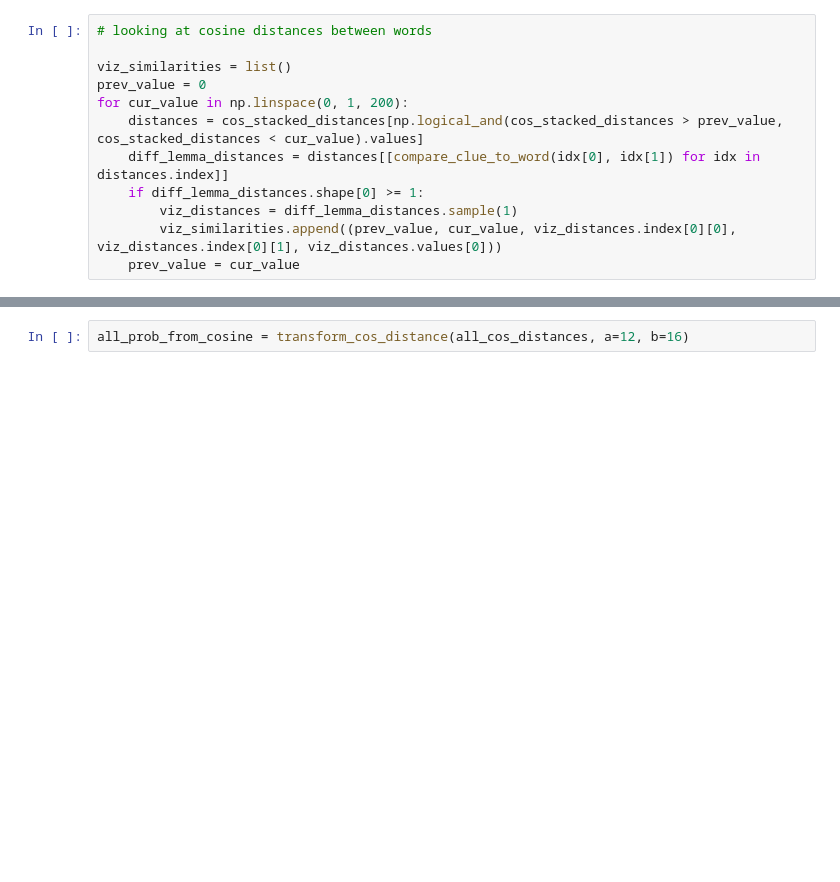
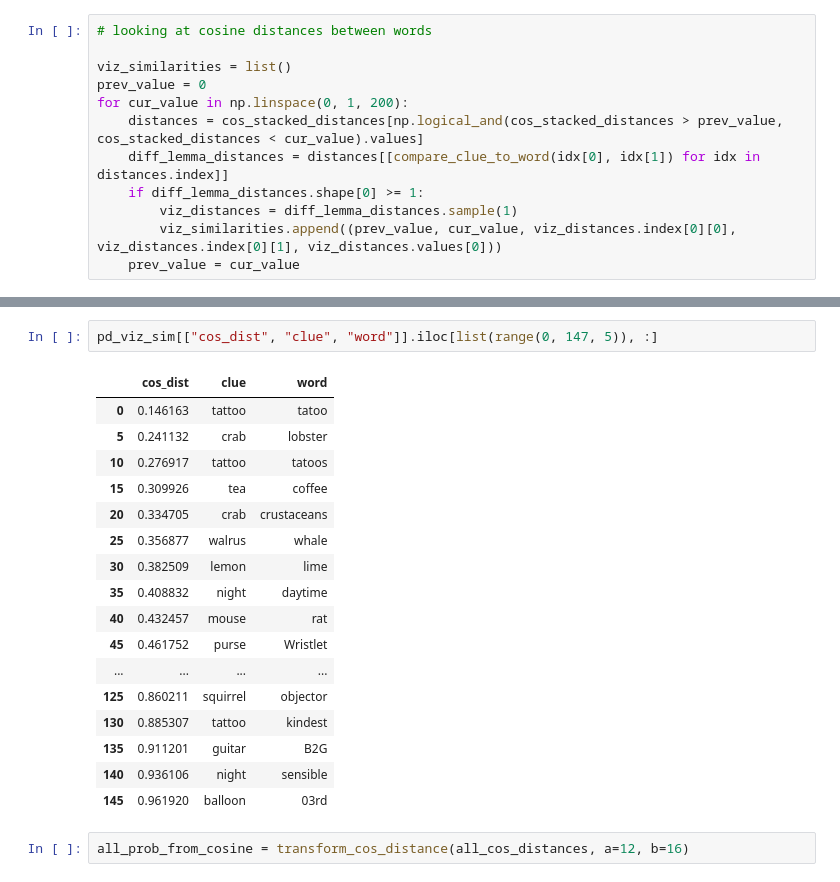
Before and after one commit to zscore/codenames-embeddings, a Jupyter notebook: notebooks/loading-embeddings.ipynb, the cells around one changed output, grey strips where cells are left out. Cells and saved outputs as stored; diff of their text form; blank space fills up the shorter version.

```diff
--- a/notebooks/loading-embeddings.ipynb
+++ b/notebooks/loading-embeddings.ipynb
@@ -234,3 +235,23 @@ for _, row in pd_viz_sim[["cos_dist", "prob", "clue", "word"]].iterrows():
+# %%
+pd_viz_sim[["cos_dist", "clue", "word"]].iloc[list(range(0, 147, 5)), :]
+# %% [output]
+|  | cos_dist | clue | word |
+| 0 | 0.146163 | tattoo | tatoo |
+| 5 | 0.241132 | crab | lobster |
+| 10 | 0.276917 | tattoo | tatoos |
+| 15 | 0.309926 | tea | coffee |
+| 20 | 0.334705 | crab | crustaceans |
+| 25 | 0.356877 | walrus | whale |
+| 30 | 0.382509 | lemon | lime |
+| 35 | 0.408832 | night | daytime |
+| 40 | 0.432457 | mouse | rat |
+| 45 | 0.461752 | purse | Wristlet |
+| ... | ... | ... | ... |
+| 125 | 0.860211 | squirrel | objector |
+| 130 | 0.885307 | tattoo | kindest |
+| 135 | 0.911201 | guitar | B2G |
+| 140 | 0.936106 | night | sensible |
+| 145 | 0.961920 | balloon | 03rd |
 # %%
 all_prob_from_cosine = transform_cos_distance(all_cos_distances, a=12, b=16)
 # %%
```
Also changed, not shown: parts of 7 cells of this notebook, 3 other files.
